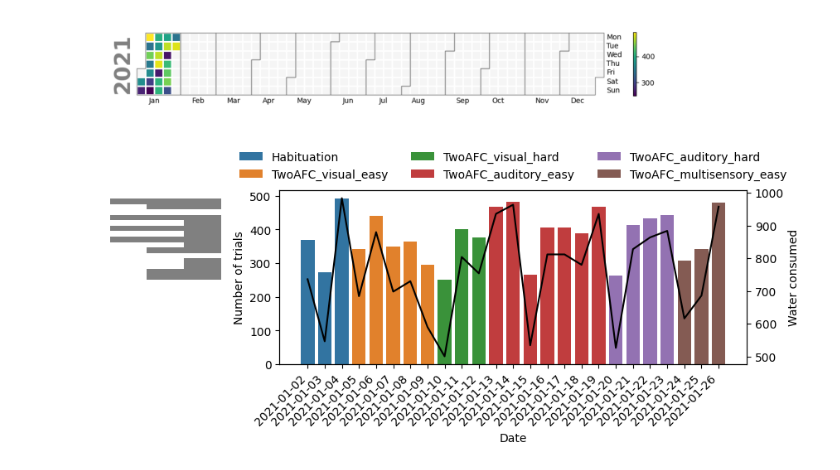
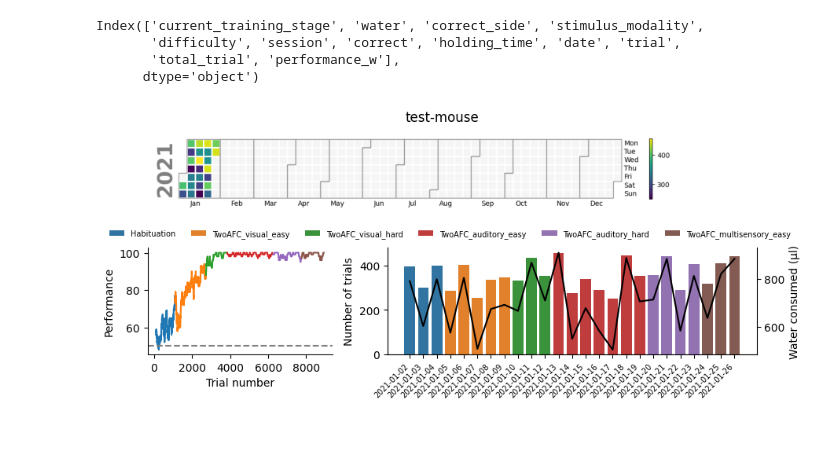
Before and after one commit to LearningCircuitsLab/auditory-task-python, a Jupyter notebook: plot_testing.ipynb, the cells around one changed output. Cells and saved outputs as stored; diff of their text form; code cells hidden in the pictures; blank space fills up the shorter version.

```diff
--- a/plot_testing.ipynb
+++ b/plot_testing.ipynb
@@ -4,4 +4,5 @@ import matplotlib.pyplot as plt
 %load_ext autoreload
 %autoreload 2
 # %%
-df = pd.read_csv("fake_data.csv", sep=";")
+df = pd.read_csv("test-mouse_fake_data.csv", sep=";")
+mouse_name = "test-mouse"
@@ -24,5 +9,9 @@ There is already a plot in the axis
 # %%
-from utils.figure_maker import trials_by_session_plot
-fig = trials_by_session_plot(df)
+from utils.figure_maker import subject_progress_figure
+fig = subject_progress_figure(df, mouse_name, perf_window=100)
 # %% [output]
+Index(['current_training_stage', 'water', 'correct_side', 'stimulus_modality',
+       'difficulty', 'session', 'correct', 'holding_time', 'date', 'trial',
+       'total_trial', 'performance_w'],
+      dtype='object')
-[figure, old version]
+[figure, new version]
```
Also changed, not shown: parts of 4 cells of this notebook, 9 other files.
